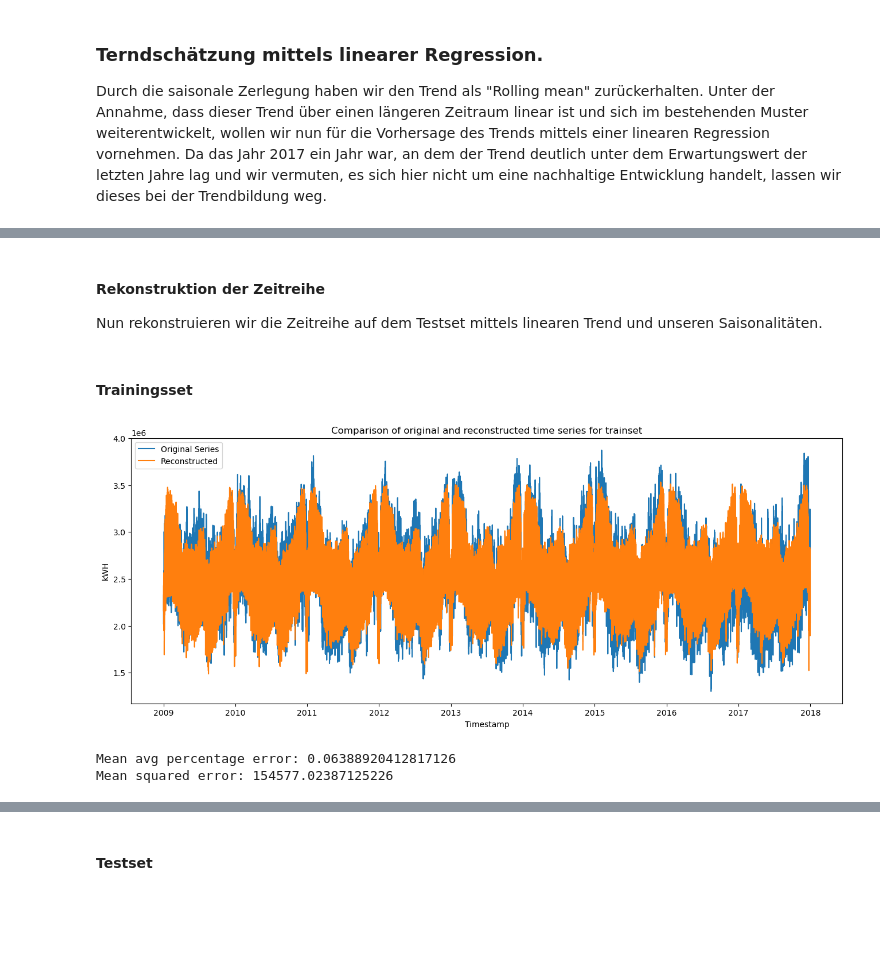
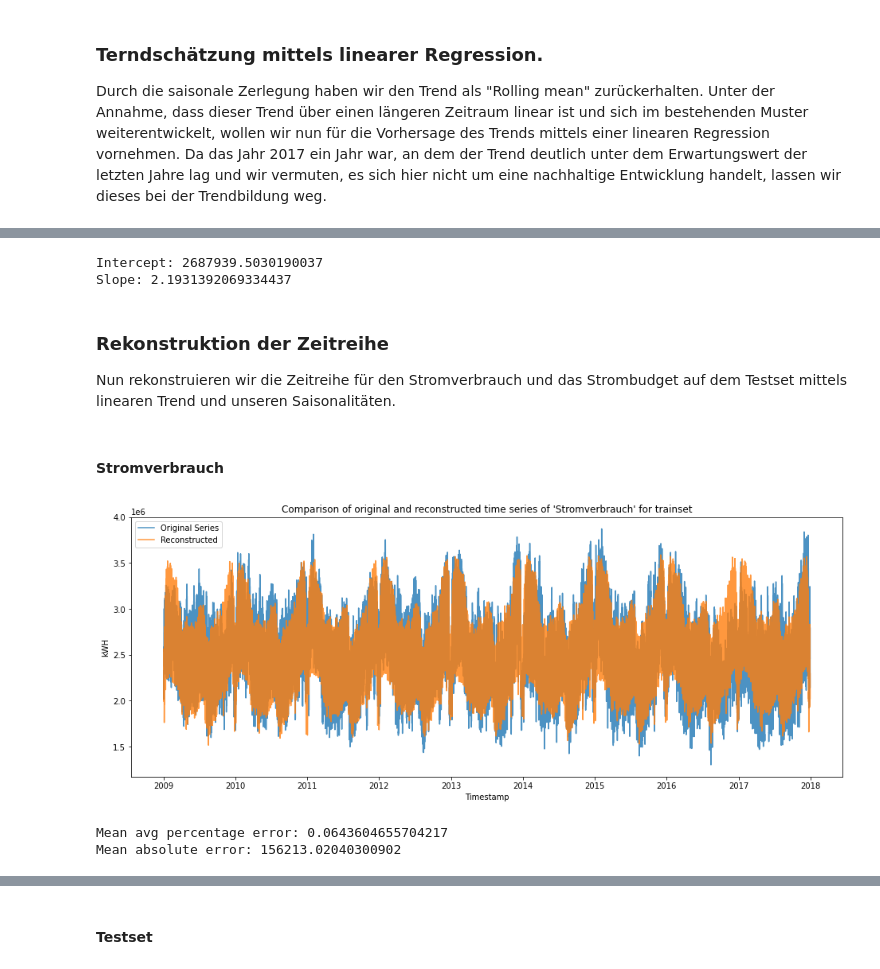
Before and after one commit to kenfus/spz_omc, a Jupyter notebook: main_normal.ipynb, the cells around one changed output, grey strips where cells are left out. Cells and saved outputs as stored; diff of their text form; code cells hidden in the pictures; blank space fills up the shorter version.

```diff
--- a/main_normal.ipynb
+++ b/main_normal.ipynb
@@ -343,13 +376,14 @@ Durch die saisonale Zerlegung haben wir den Trend als "Rolling mean" zurückerha
 start_date = '2008-12-31 20:00:00+00:00'
 end_date = '2016-06-30 00:00:00+00:00'
 
-mask = (a.trend.index > start_date) & (a.trend.index <= end_date)
-trend = df.loc[mask].dropna()
+
+mask = (a_v.trend.index > start_date) & (a_v.trend.index <= end_date)
+trend = df_v.loc[mask].dropna()
 
 X = np.arange(len(trend.dropna())).reshape(-1,1)
 y = trend.dropna().values
 reg = LinearRegression().fit(X, y)
-trend_pred = reg.predict(np.arange(len(a.trend)).reshape(-1,1))
+trend_pred_v = reg.predict(np.arange(len(a_v.trend)).reshape(-1,1))
 
 print("Intercept:", reg.intercept_)
 print("Slope:", reg.coef_[0])
@@ -359,4 +395,18 @@ Slope: 2.2838447076242367
+# %%
+mask = (a_p.trend.index > start_date) & (a_p.trend.index <= end_date)
+trend = df_p.loc[mask].dropna()
+
+X = np.arange(len(trend.dropna())).reshape(-1,1)
+y = trend.dropna().values
+reg = LinearRegression().fit(X, y)
+trend_pred_p = reg.predict(np.arange(len(a_v.trend)).reshape(-1,1))
+
+print("Intercept:", reg.intercept_)
+print("Slope:", reg.coef_[0])
+# %% [output]
+Intercept: 2687939.5030190037
+Slope: 2.1931392069334437
 # %% [markdown]
-#### Rekonstruktion der Zeitreihe
+### Rekonstruktion der Zeitreihe
 
-Nun rekonstruieren wir die Zeitreihe auf dem Testset mittels linearen Trend und unseren Saisonalitäten.
+Nun rekonstruieren wir die Zeitreihe für den Stromverbrauch und das Strombudget auf dem Testset mittels linearen Trend und unseren Saisonalitäten.
@@ -367,18 +413,24 @@ data_4h_train_diff = original - reconstructed
+# %%
+reconstructed_v = trend_pred_v  * d_v.seasonal * a_v.seasonal * w_v.seasonal
+reconstructed_p = trend_pred_p  * d_p.seasonal * a_p.seasonal * w_p.seasonal
+
+data_4h_diff = data_4h["Stromverbrauch Schweiz"] - reconstructed_v
+data_4h_diff = data_4h["Strombudget Schweiz"] - reconstructed_p
 # %% [markdown]
-#### Trainingsset
+#### Stromverbrauch
 # %%
 plt.figure(figsize=(16,6))
-plt.plot(original, label="Original Series")
-plt.plot(reconstructed, label="Reconstructed")
+plt.plot(data_4h_train["Stromverbrauch Schweiz"], alpha=0.8, label="Original Series")
+plt.plot(reconstructed_v, alpha=0.8, label="Reconstructed")
 plt.legend()
-plt.title("Comparison of original and reconstructed time series for trainset")
+plt.title("Comparison of original and reconstructed time series of 'Stromverbrauch' for trainset")
 plt.xlabel("Timestamp")
 plt.ylabel("kWH")
 plt.show()
 
-print("Mean avg percentage error:", mean_absolute_percentage_error(original, reconstructed))
-print("Mean absolute error:", mean_absolute_error(original, reconstructed))
+print("Mean avg percentage error:", mean_absolute_percentage_error(data_4h_train["Stromverbrauch Schweiz"], reconstructed_v))
+print("Mean absolute error:", mean_absolute_error(data_4h_train["Stromverbrauch Schweiz"], reconstructed_v))
 # %% [output]
-[figure, old version]
+[figure, new version]
-Mean avg percentage error: 0.06388920412817126
-Mean squared error: 154577.02387125226
+Mean avg percentage error: 0.0643604655704217
+Mean absolute error: 156213.02040300902
```
Also changed, not shown: parts of 65 cells of this notebook.
